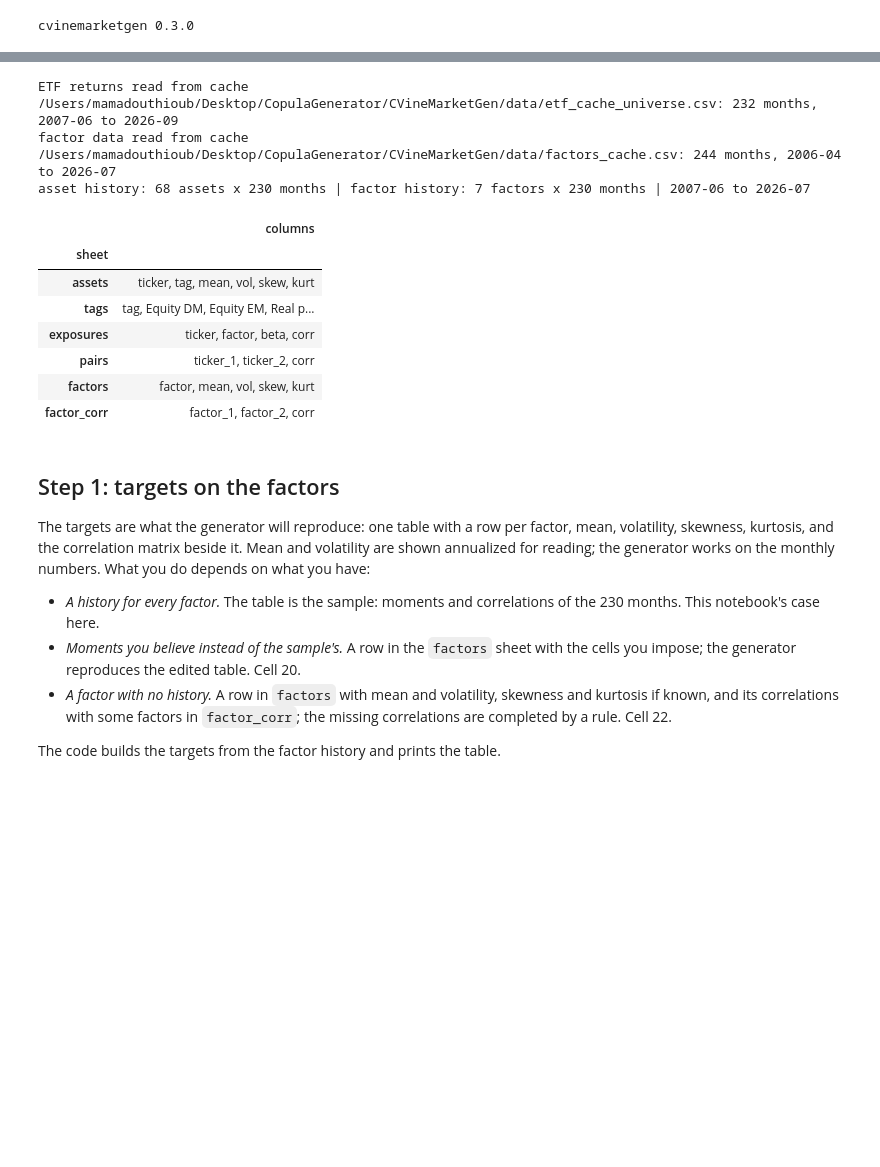
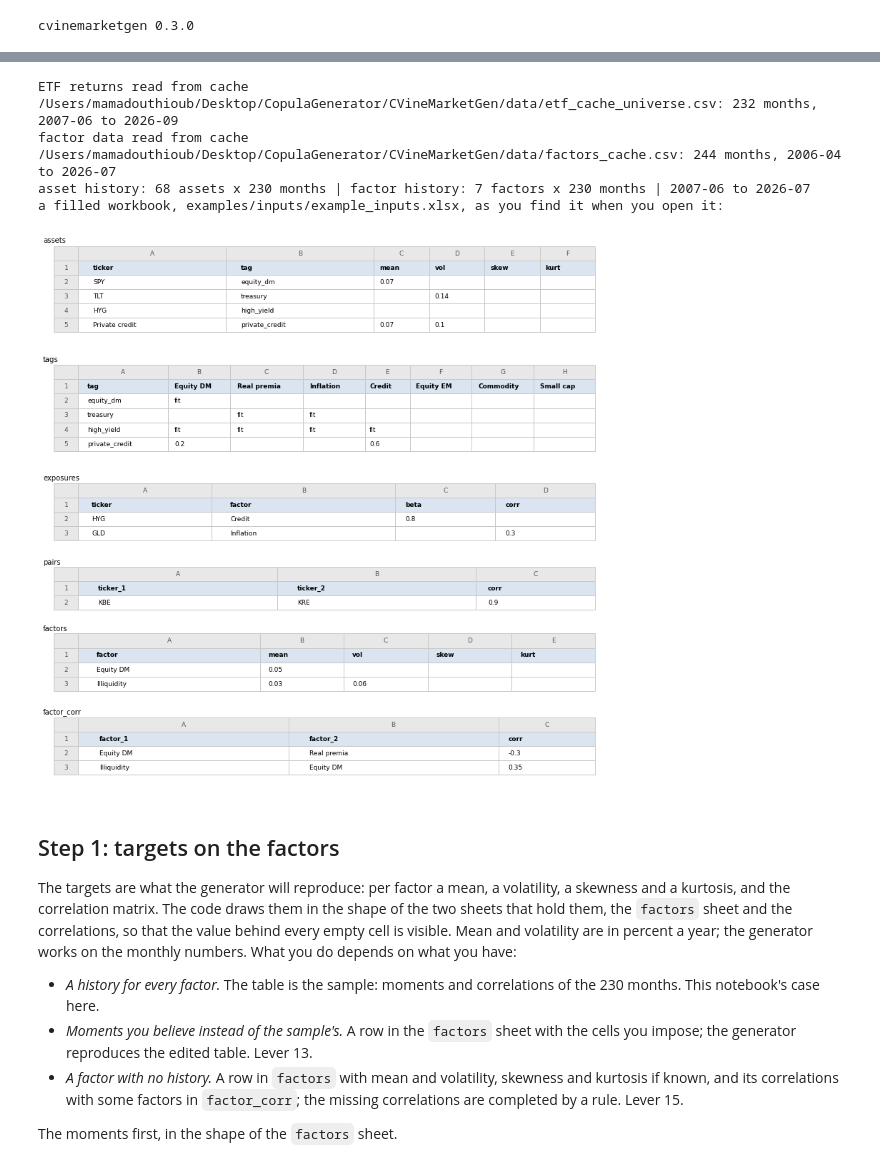
Before and after one commit to mamadouyamar/CVineMarketGen, a Jupyter notebook: examples/03_many_assets_factors.ipynb, the cells around one changed output, grey strips where cells are left out. Drawn from its saved outputs; the diff is of its cells as text; code cells hidden in the pictures; blank space fills up the shorter version.

```diff
--- a/examples/03_many_assets_factors.ipynb
+++ b/examples/03_many_assets_factors.ipynb
@@ -157,40 +240,35 @@ shipped with the notebook.
 # %%
 tickers = "XLF XLK XLE XLV XLI XLP XLU XLY XLB SPY IWM MDY IWD IWF IWN IWO QQQ DIA IJR EFA EEM VWO EWJ EWG EWU EWC EWA EWZ EWY EWT EWH EWS EWQ EWL EWP EWI EWM EWW EWD EWN EPP FXI TLT IEF SHY LQD HYG TIP AGG BND MBB IEI TLH GLD SLV USO DBC GDX VNQ KBE KRE XHB ITB SMH IBB XRT PFF XOP".split()
 R = load_etf_monthly(tickers, start="2007-04", cache=os.path.join(ROOT, "data", "etf_cache_universe.csv"))[tickers]
 F = load_factor_data(cache=os.path.join(ROOT, "data", "factors_cache.csv"))
 idx = R.index.intersection(F.index); R, F = R.loc[idx], F.loc[idx]
 print(f"asset history: {R.shape[1]} assets x {R.shape[0]} months | factor history: {F.shape[1]} factors x {F.shape[0]} months | {idx.min()} to {idx.max()}")
-template = MarketSpec.read(os.path.join(INPUTS, "template.xlsx"))
-pd.DataFrame({"sheet": ["assets", "tags", "exposures", "pairs", "factors", "factor_corr"],
-              "columns": [", ".join(template.assets.columns), "tag, " + ", ".join(F.columns), ", ".join(template.exposures.columns), ", ".join(template.pairs.columns), ", ".join(template.factors.columns), ", ".join(template.factor_corr.columns)]}).set_index("sheet")
+print("a filled workbook, examples/inputs/example_inputs.xlsx, as you find it when you open it:")
+show_workbook(MarketSpec.read(os.path.join(INPUTS, "example_inputs.xlsx")))
 # %% [output]
 ETF returns read from cache /Users/mamadouthioub/Desktop/CopulaGenerator/CVineMarketGen/data/etf_cache_universe.csv: 232 months, 2007-06 to 2026-09
 factor data read from cache /Users/mamadouthioub/Desktop/CopulaGenerator/CVineMarketGen/data/factors_cache.csv: 244 months, 2006-04 to 2026-07
 asset history: 68 assets x 230 months | factor history: 7 factors x 230 months | 2007-06 to 2026-07
+a filled workbook, examples/inputs/example_inputs.xlsx, as you find it when you open it:
-|  | columns |
-| sheet |  |
-| assets | ticker, tag, mean, vol, skew, kurt |
-| tags | tag, Equity DM, Equity EM, Real p... |
-| exposures | ticker, factor, beta, corr |
-| pairs | ticker_1, ticker_2, corr |
-| factors | factor, mean, vol, skew, kurt |
-| factor_corr | factor_1, factor_2, corr |
+[figure, added]
 # %% [markdown]
 ## Step 1: targets on the factors
 
-The targets are what the generator will reproduce: one table with a row per
-factor, mean, volatility, skewness, kurtosis, and the correlation matrix beside
-it. Mean and volatility are shown annualized for reading; the generator works
-on the monthly numbers. What you do depends on what you have:
+The targets are what the generator will reproduce: per factor a mean, a
+volatility, a skewness and a kurtosis, and the correlation matrix. The code
+draws them in the shape of the two sheets that hold them, the `factors` sheet
+and the correlations, so that the value behind every empty cell is visible.
+Mean and volatility are in percent a year; the generator works on the monthly
+numbers. What you do depends on what you have:
 
 - *A history for every factor.* The table is the sample: moments and
   correlations of the 230 months. This notebook's case here.
 - *Moments you believe instead of the sample's.* A row in the `factors` sheet
-  with the cells you impose; the generator reproduces the edited table. Cell 20.
+  with the cells you impose; the generator reproduces the edited table. Lever 13.
 - *A factor with no history.* A row in `factors` with mean and volatility,
   skewness and kurtosis if known, and its correlations with some factors in
-  `factor_corr`; the missing correlations are completed by a rule. Cell 22.
+  `factor_corr`; the missing correlations are completed by a rule. Lever 15.
 
-The code builds the targets from the factor history and prints the table.
+The moments first, in the shape of the `factors` sheet.
 # %%
 t = Targets.from_history(F)
```
Also changed, not shown: parts of 198 cells of this notebook, 6 other files.
